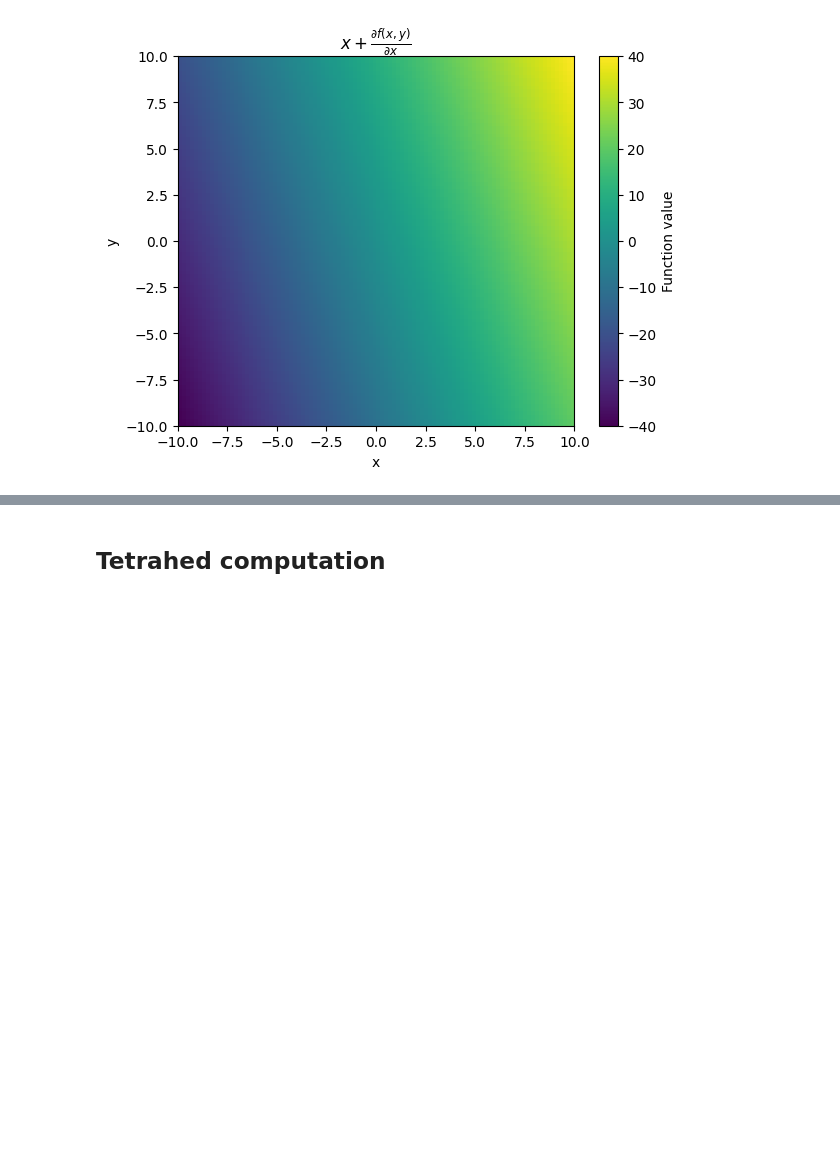
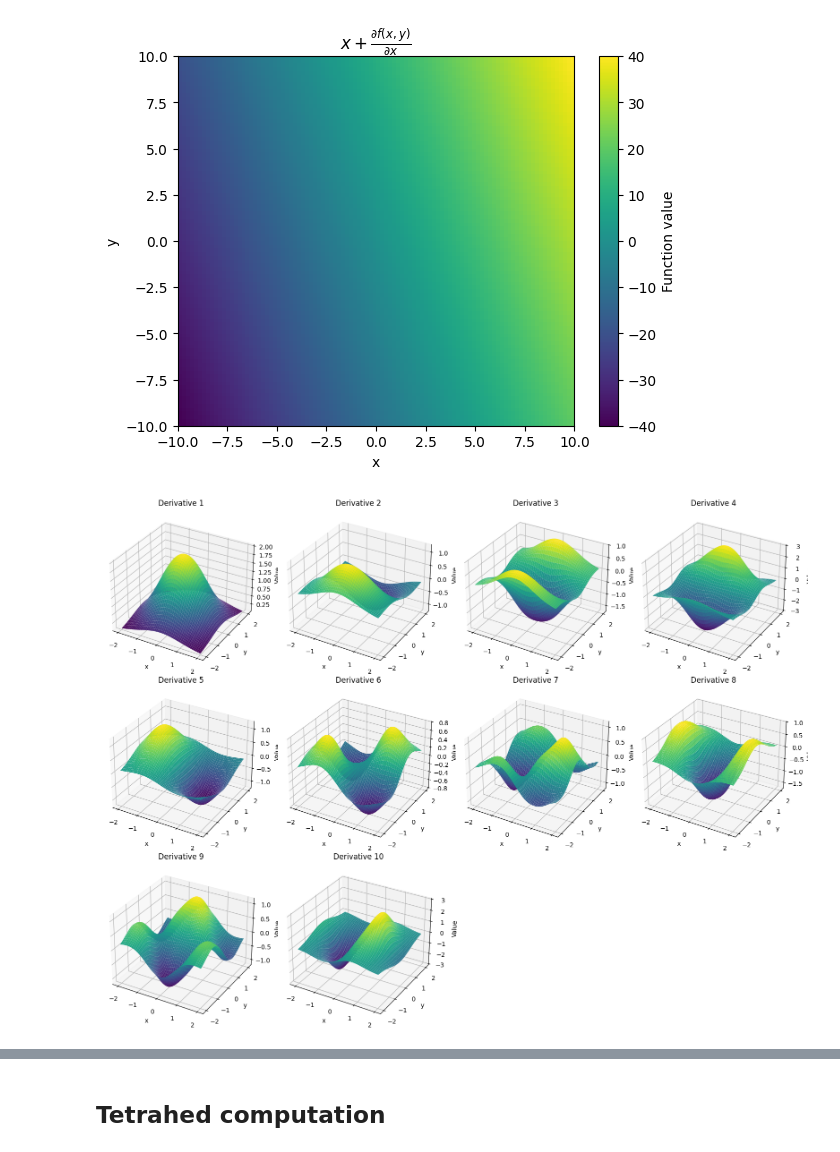
Before and after one commit to nmonnet/Warp-Factory-for-Python, a Jupyter notebook: warp_drive_study.ipynb, the cells around one changed output, grey strips where cells are left out. Cells and saved outputs as stored; diff of their text form; code cells hidden in the pictures; blank space fills up the shorter version.

```diff
--- a/warp_drive_study.ipynb
+++ b/warp_drive_study.ipynb
@@ -108,3 +109,55 @@ plt.show()
 # %% [output]
 Simplified Expression: 3*x + y
 [figure]
+# %%
+# Define the symbols
+x, y = sp.symbols('x y')
+
+# Use a placeholder for f(x, y)
+f_placeholder = sp.Function('f')(x, y)
+
+# Compute all partial derivatives up to the third order symbolically
+derivatives = []
+for i in range(4):  # up to 3rd order means 0 to 3 derivatives
+    for j in range(4):
+        if i + j <= 3:  # Total order should be less than or equal to 3
+            derivative = sp.diff(f_placeholder, x, i, y, j)  # ∂^(i+j)f / ∂x^i ∂y^j
+            derivatives.append(derivative)
+
+# Define the actual function f(x, y)
+r = sp.sqrt(x**2 + y**2)
+f_actual = (sp.tanh(r + 1) - sp.tanh(r - 1)) / sp.tanh(1)
+
+# Substitute the actual function into each derivative
+derivatives_evaluated = [derivative.subs(f_placeholder, f_actual) for derivative in derivatives]
+
+# Convert each derivative to its simplified expression form to avoid symbolic derivatives
+derivatives_explicit = [sp.simplify(sp.expand(deriv)) for deriv in derivatives_evaluated]
+
+# Convert the explicit derivatives to numerical functions using lambdify
+numerical_functions = [sp.lambdify((x, y), deriv) for deriv in derivatives_explicit]
+
+# Set up the range for x and y
+x_vals = np.linspace(-2, 2, 100)
+y_vals = np.linspace(-2, 2, 100)
+x_grid, y_grid = np.meshgrid(x_vals, y_vals)
+
+# Plot each derivative
+fig = plt.figure(figsize=(16, 12))
+for idx, func in enumerate(numerical_functions):
+    # Evaluate the function over the grid
+    z_vals = func(x_grid, y_grid)
+
+    # Create a 3D subplot for each derivative
+    ax = fig.add_subplot(3, 4, idx + 1, projection='3d')
+    ax.plot_surface(x_grid, y_grid, z_vals, cmap='viridis', edgecolor='none')
+    ax.set_title(f'Derivative {idx + 1}')
+    ax.set_xlabel('x')
+    ax.set_ylabel('y')
+    ax.set_zlabel('Value')
+
+# Adjust layout and display the plot
+plt.tight_layout()
+plt.show()
+# %% [output]
+[figure, added]
```
Also changed, not shown: parts of 16 cells of this notebook.
